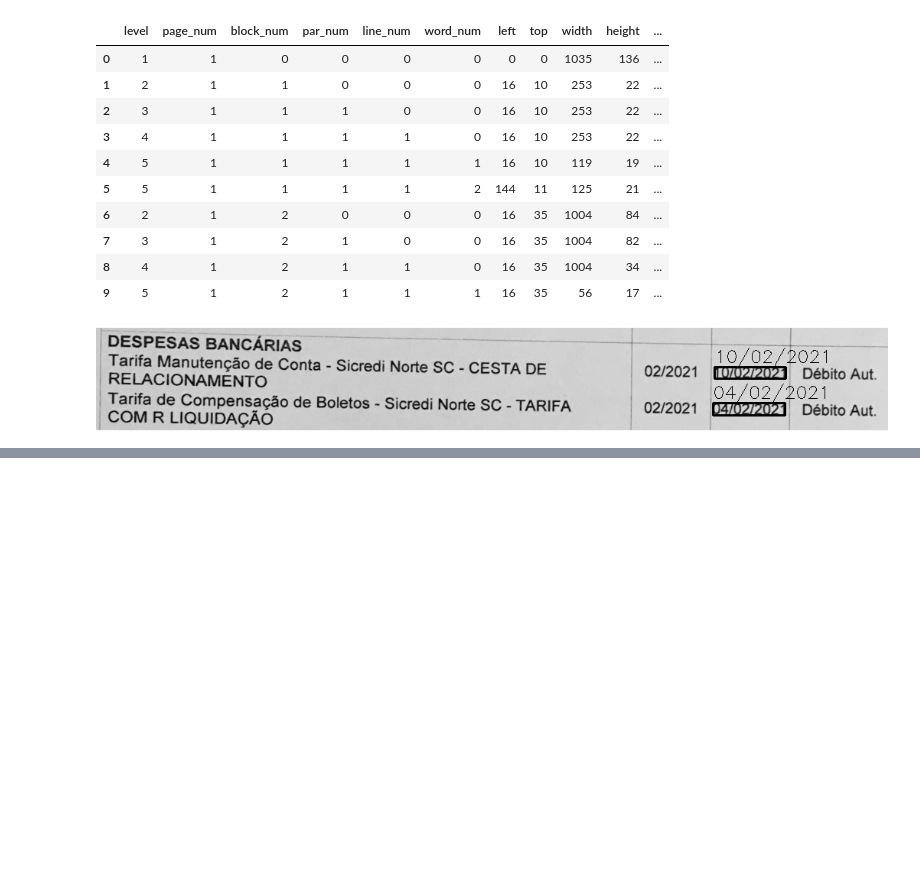
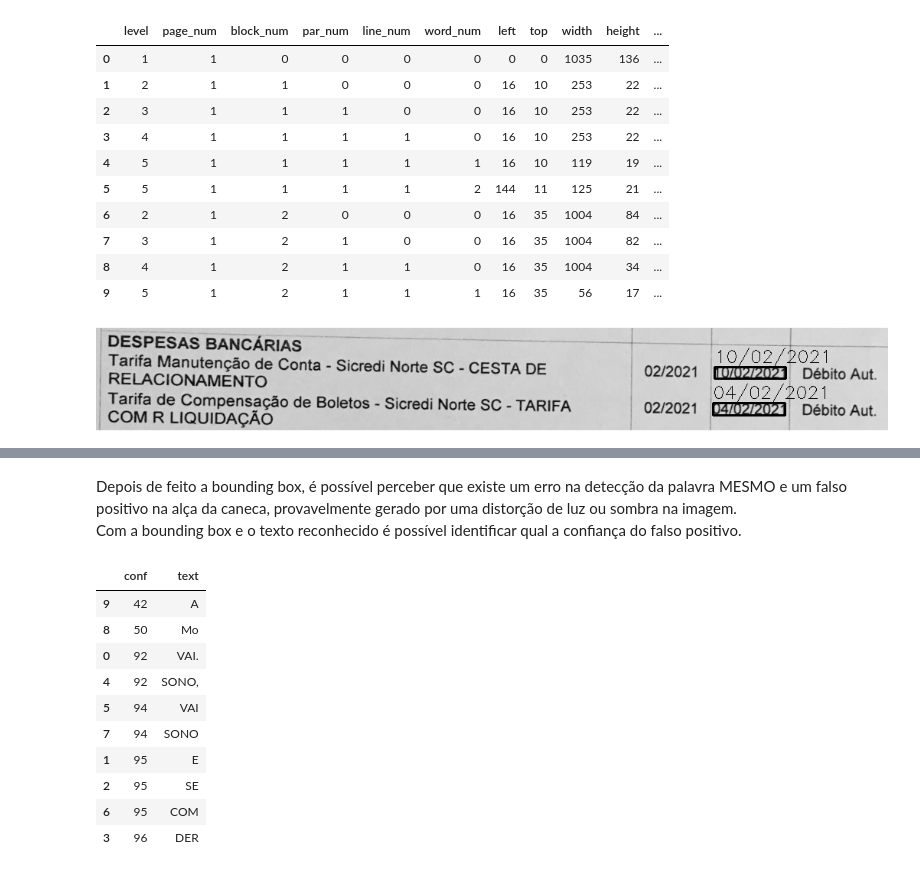
Before and after one commit to marcalhenrique/estudos, a Jupyter notebook: visao_computacional/estudo_ocr/pytesseract_e_opencv.ipynb, the cells around one changed output, grey strips where cells are left out. Cells and saved outputs as stored; diff of their text form; code cells hidden in the pictures; blank space fills up the shorter version.

```diff
--- a/visao_computacional/estudo_ocr/pytesseract_e_opencv.ipynb
+++ b/visao_computacional/estudo_ocr/pytesseract_e_opencv.ipynb
@@ -342,0 +427,19 @@ display(Image.fromarray(img_copy)) # Exibe a imagem com as caixas de texto
+# %% [markdown]
+Depois de feito a bounding box, é possível perceber que existe um erro na detecção da palavra MESMO e um falso positivo na alça da caneca, provavelmente gerado por uma distorção de luz ou sombra na imagem.
+Com a bounding box e o texto reconhecido é possível identificar qual a confiança do falso positivo.
+# %%
+df_caneca.drop(df_caneca[df_caneca['conf'] == -1].index, inplace=True)
+df_caneca.reset_index()
+df_caneca[['conf', 'text']].sort_values(by='conf', ascending=True)
+# %% [output]
+|  | conf | text |
+| 9 | 42 | A |
+| 8 | 50 | Mo |
+| 0 | 92 | VAI. |
+| 4 | 92 | SONO, |
+| 5 | 94 | VAI |
+| 7 | 94 | SONO |
+| 1 | 95 | E |
+| 2 | 95 | SE |
+| 6 | 95 | COM |
+| 3 | 96 | DER |
```
Also changed, not shown: parts of 14 cells of this notebook, 3 other files.
